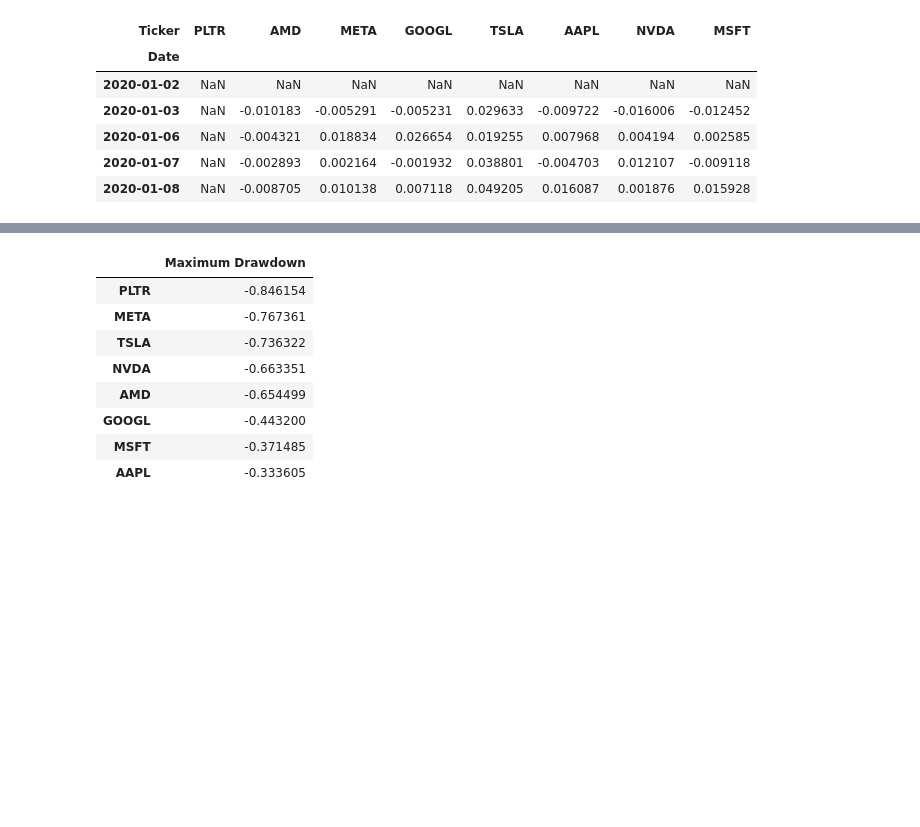
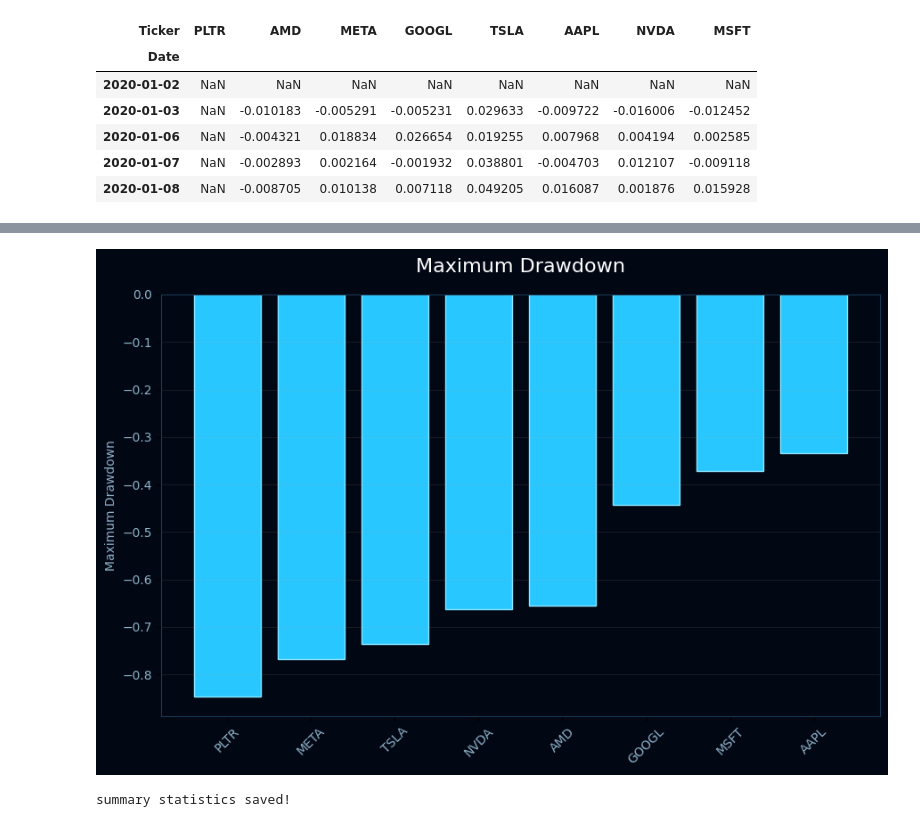
Before and after one commit to seryuiroke/priced-in, a Jupyter notebook: notebooks/02_exploratory_analysis.ipynb, the cells around one changed output, grey strips where cells are left out. Saved outputs shown, nothing was run; the diff lists cells and outputs as text; code cells hidden in the pictures; blank space fills up the shorter version.

```diff
--- a/notebooks/02_exploratory_analysis.ipynb
+++ b/notebooks/02_exploratory_analysis.ipynb
@@ -163,35 +234,65 @@ tickers = [
     "PLTR"
 ]
 # %%
-drawdowns = {}
+plt.figure(figsize=(9,6))
 
-for ticker in tickers:
-    prices = stock_data[ticker]["Close"].dropna()
+ax = plt.gca()
 
-    running_max = prices.cummax()
+ax.set_facecolor("#020714")
+plt.gcf().patch.set_facecolor("#020714")
 
-    drawdown = (prices - running_max) / running_max
-
-    drawdowns[ticker] = drawdown.min()
-
-drawdown_df = (
-    pd.DataFrame.from_dict(
-        drawdowns,
-        orient="index",
-        columns=["Maximum Drawdown"]
-    )
+plt.bar(
+    drawdown_df.index,
+    drawdown_df["Maximum Drawdown"],
+    color="#29c7ff",
+    edgecolor="#8be7ff",
+    linewidth=1
 )
 
-drawdown_df = drawdown_df.sort_values("Maximum Drawdown")
+plt.title(
+    "Maximum Drawdown",
+    color="white",
+    fontsize=16,
+    pad=18
+)
 
-drawdown_df
+plt.ylabel(
+    "Maximum Drawdown",
+    color="#8fb3c9"
+)
+
+plt.xticks(
+    rotation=45,
+    color="#8fb3c9"
+)
+
+plt.yticks(
+    color="#8fb3c9"
+)
+
+for spine in ax.spines.values():
+    spine.set_color("#173a55")
+
+plt.grid(
+    axis="y",
+    alpha=0.12
+)
+
+plt.tight_layout()
+
+plt.savefig(
+    "../docs/maximum_drawdown.png",
+    dpi=220,
+    bbox_inches="tight",
+    facecolor="#020714"
+)
+
+plt.show()
 # %% [output]
-|  | Maximum Drawdown |
-| PLTR | -0.846154 |
-| META | -0.767361 |
-| TSLA | -0.736322 |
-| NVDA | -0.663351 |
-| AMD | -0.654499 |
-| GOOGL | -0.443200 |
-| MSFT | -0.371485 |
-| AAPL | -0.333605 |
+[figure, added]
+# %%
+summary.to_csv("../data/processed/summary_statistics.csv")
+
+print("summary statistics saved!")
+# %% [output]
+summary statistics saved!
```
Also changed, not shown: parts of 3 cells of this notebook, 6 other files.
